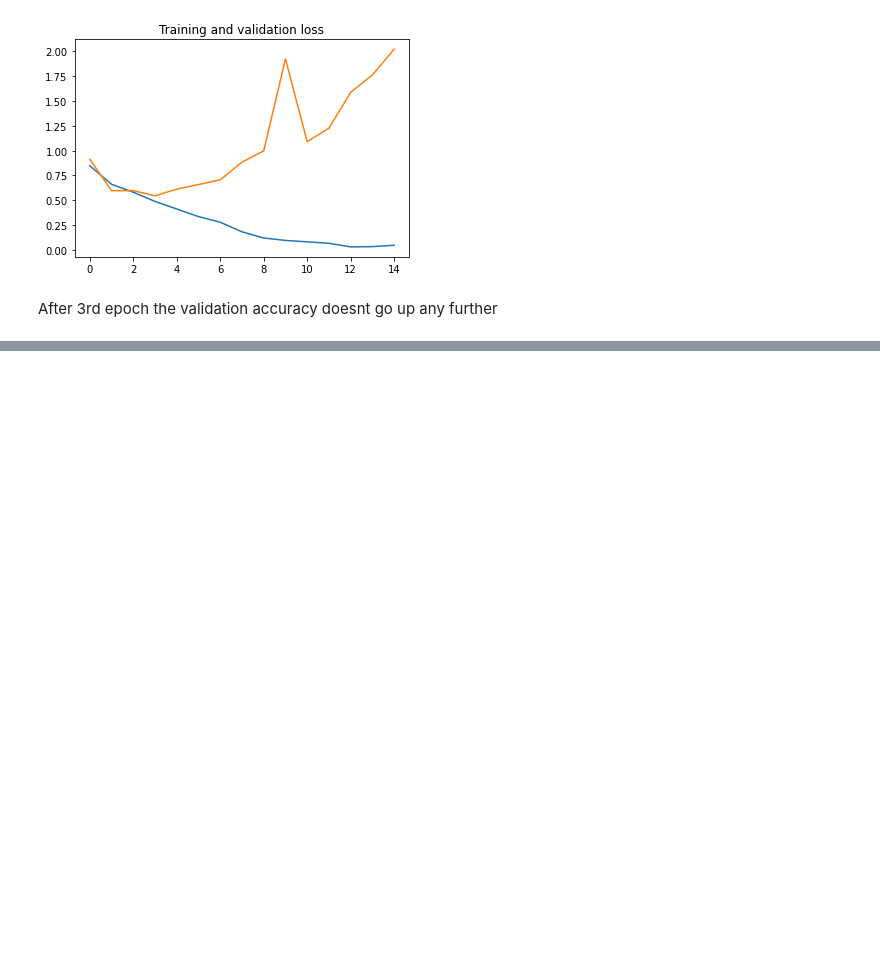
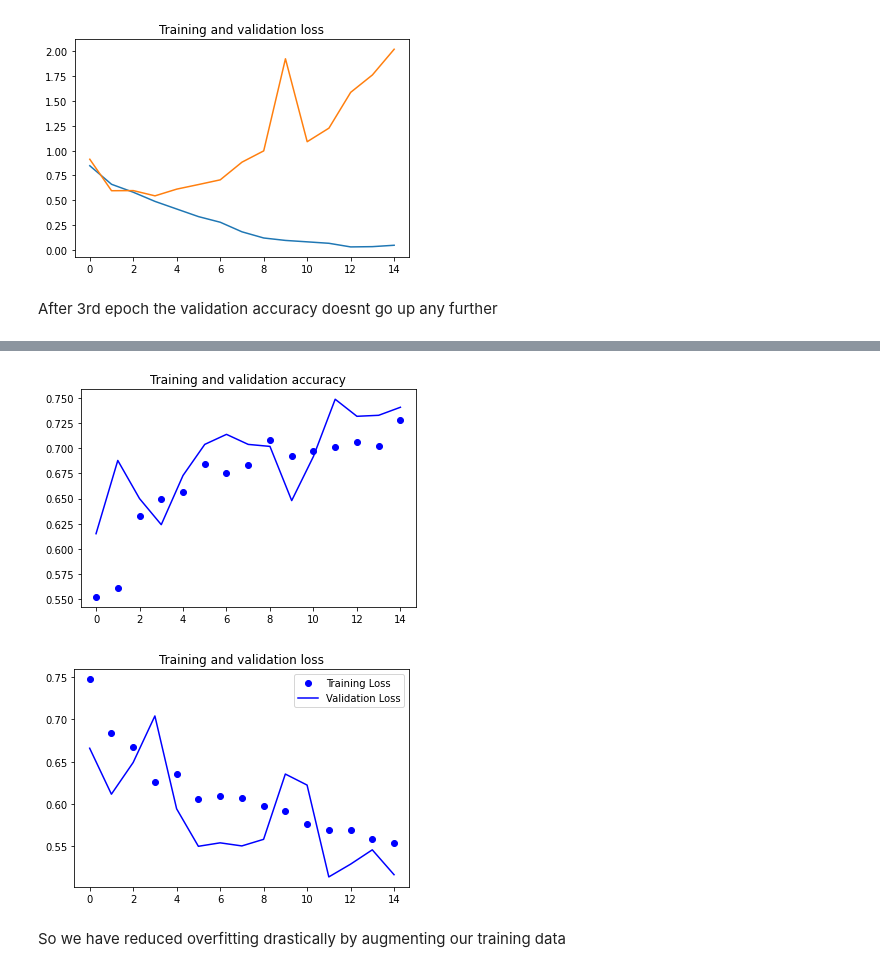
Before and after one commit to pranzalkhadka/CatsVSDogs, a Jupyter notebook: CatsVsDogs.ipynb, the cells around one changed output, grey strips where cells are left out. Saved outputs shown, nothing was run; the diff lists cells and outputs as text; code cells hidden in the pictures; blank space fills up the shorter version.

```diff
--- a/CatsVsDogs.ipynb
+++ b/CatsVsDogs.ipynb
@@ -343,0 +389,6 @@ After 3rd epoch the validation accuracy doesnt go up any further
+# %%
+from tensorflow.keras.optimizers import RMSprop
+
+model_augmented.compile(optimizer=RMSprop(learning_rate=0.001),
+              loss='binary_crossentropy',
+              metrics = ['accuracy'])
@@ -343,0 +424,8 @@ After 3rd epoch the validation accuracy doesnt go up any further
+# %%
+history_augmented = model_augmented.fit(
+      train_generator,
+      steps_per_epoch=100,
+      epochs=15,
+      validation_data=validation_generator,
+      validation_steps=50,
+      verbose=2)
@@ -343,0 +450,29 @@ After 3rd epoch the validation accuracy doesnt go up any further
+# %%
+def plot_loss_acc(history_augmented):
+  '''Plots the training and validation loss and accuracy from a history object'''
+  acc = history_augmented.history['accuracy']
+  val_acc = history_augmented.history['val_accuracy']
+  loss = history_augmented.history['loss']
+  val_loss = history_augmented.history['val_loss']
+
+  epochs = range(len(acc))
+
+  plt.plot(epochs, acc, 'bo', label='Training accuracy')
+  plt.plot(epochs, val_acc, 'b', label='Validation accuracy')
+  plt.title('Training and validation accuracy')
+
+  plt.figure()
+
+  plt.plot(epochs, loss, 'bo', label='Training Loss')
+  plt.plot(epochs, val_loss, 'b', label='Validation Loss')
+  plt.title('Training and validation loss')
+  plt.legend()
+
+  plt.show()
+# %%
+plot_loss_acc(history_augmented)
+# %% [output]
+[figure, added]
+[figure, added]
+# %% [markdown]
+So we have reduced overfitting drastically by augmenting our training data
```
Also changed, not shown: parts of 6 cells of this notebook.
